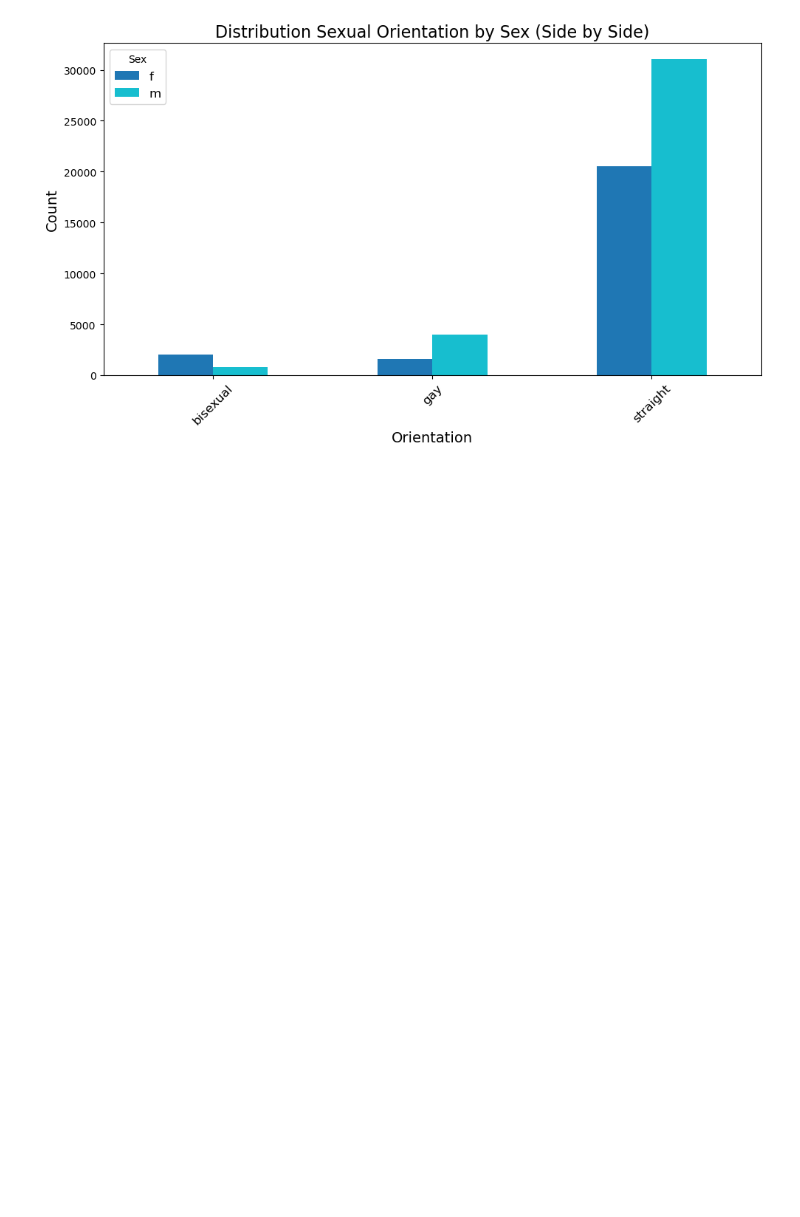
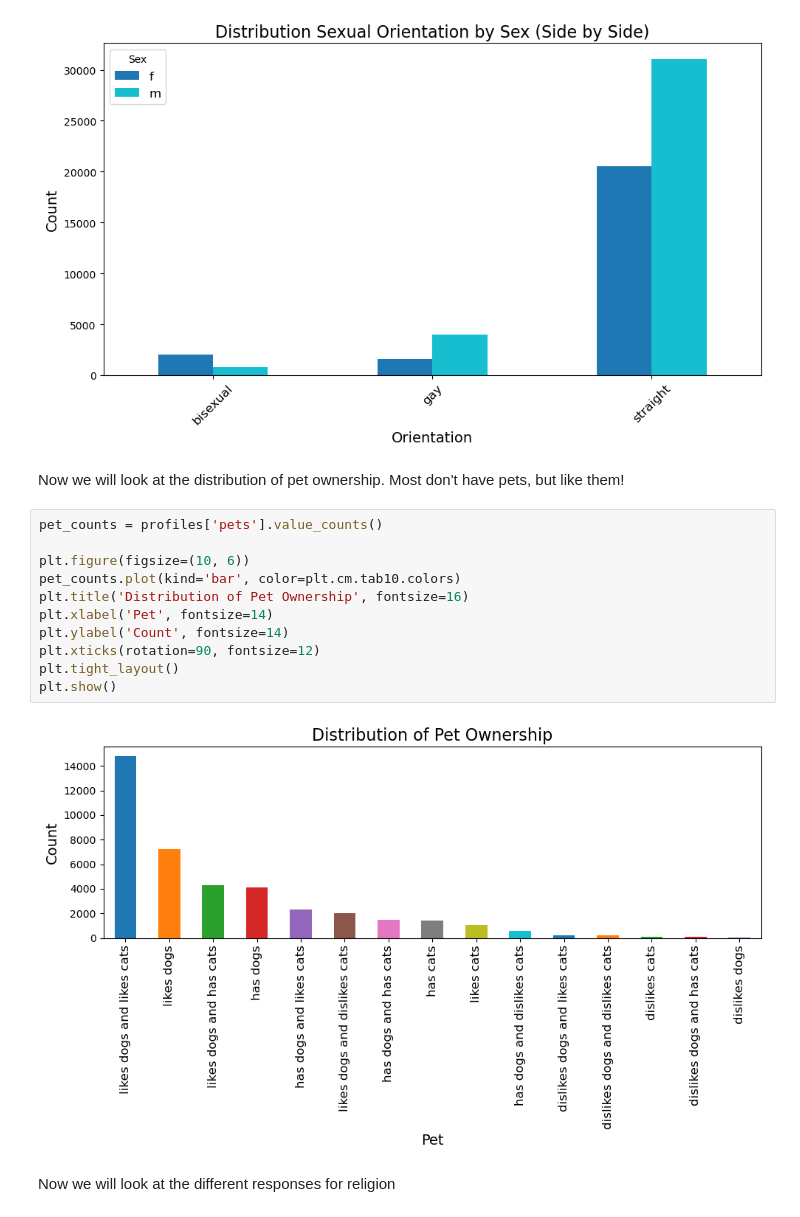
Before and after one commit to Kyloni417/OkCupid-Date-a-Scientist, a Jupyter notebook: date-a-scientist.ipynb, the cells around one changed output. Drawn from its saved outputs; the diff is of its cells as text; blank space fills up the shorter version.

Commit message:
Added final bar charts for remaining discrete variables
Pets, Religions, Smoking, Relationship Status, and Zodiac Signs.

```diff
--- a/date-a-scientist.ipynb
+++ b/date-a-scientist.ipynb
@@ -466,3 +466,20 @@ plt.tight_layout()
 plt.show()
 # %% [output]
 [figure]
+# %% [markdown]
+Now we will look at the distribution of pet ownership.  Most don't have pets, but like them!
+# %%
+pet_counts = profiles['pets'].value_counts()
+
+plt.figure(figsize=(10, 6))
+pet_counts.plot(kind='bar', color=plt.cm.tab10.colors)
+plt.title('Distribution of Pet Ownership', fontsize=16)
+plt.xlabel('Pet', fontsize=14)
+plt.ylabel('Count', fontsize=14)
+plt.xticks(rotation=90, fontsize=12)
+plt.tight_layout()
+plt.show()
+# %% [output]
+[figure, added]
+# %% [markdown]
+Now we will look at the different responses for religion
```
Also changed, not shown: parts of 9 cells of this notebook.
